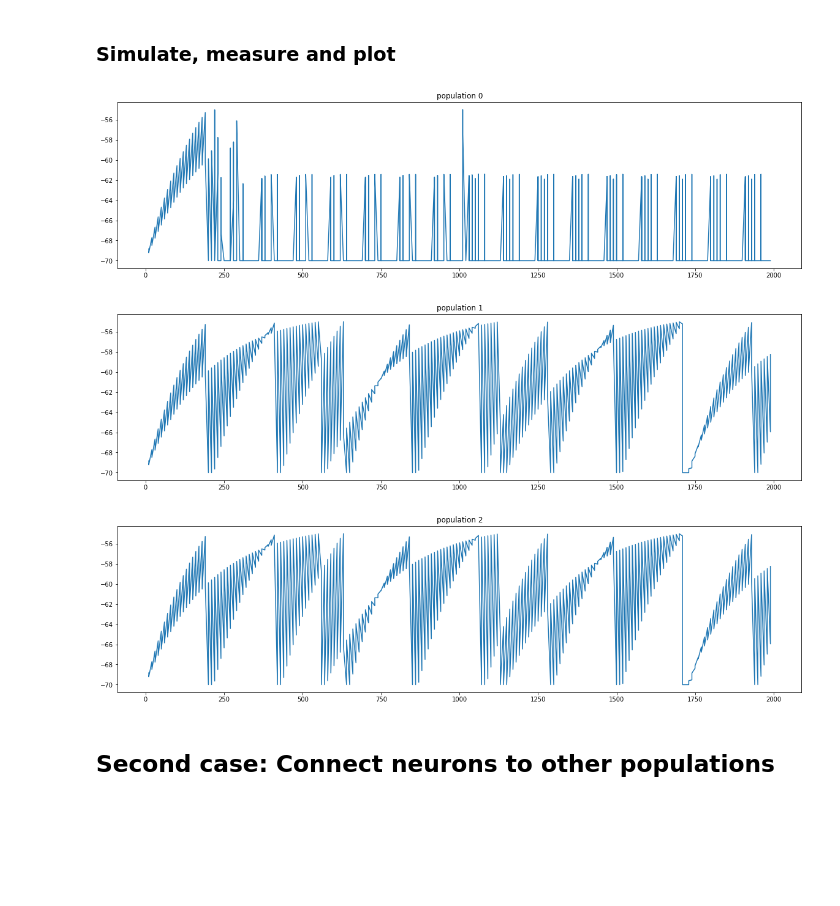
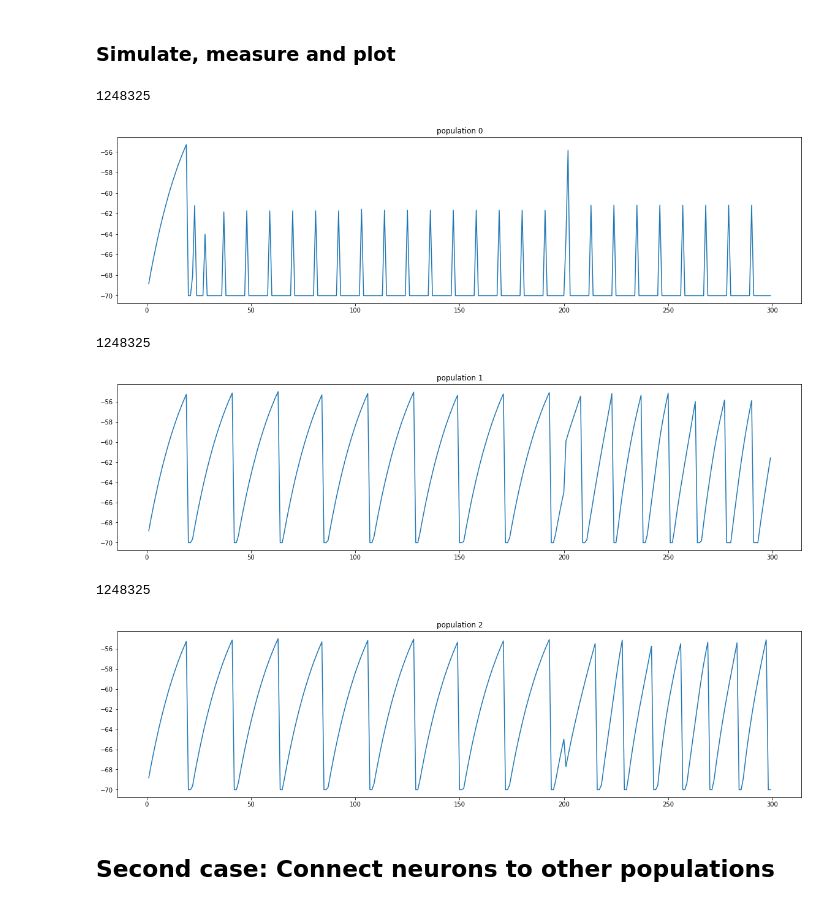
Before and after one commit to ndettmer/neuronal_synchrony_replication, a Jupyter notebook: nest.ipynb, the cells around one changed output. Cells and saved outputs as stored; diff of their text form; code cells hidden in the pictures; blank space fills up the shorter version.

```diff
--- a/nest.ipynb
+++ b/nest.ipynb
@@ -105,20 +105,23 @@ nest.Simulate(100.0)
 # %%
 for idx, multimeter in enumerate([m1,m2,m3]):
 
     dmm = nest.GetStatus(multimeter)[0]
     Vms = dmm["events"]["V_m"]
     ts = dmm["events"]["times"]
-
+    print(len(ts))
     plt.rcParams["figure.figsize"] = (20,5)
 
-    plt.plot(ts, Vms)
+    plt.plot(ts[np.arange(0,1248325,4175)] / 10, Vms[np.arange(0,1248325,4175)])
     plt.title("population " + str(idx))
 
     plt.show()
 # %% [output]
+1248325
-[figure, old version]
+[figure, new version]
+1248325
-[figure, old version]
+[figure, new version]
+1248325
-[figure, old version]
+[figure, new version]
 # %% [markdown]
 ## Second case: Connect neurons to other populations
 # %% [markdown]
```
Also changed, not shown: parts of 1 cell of this notebook.
